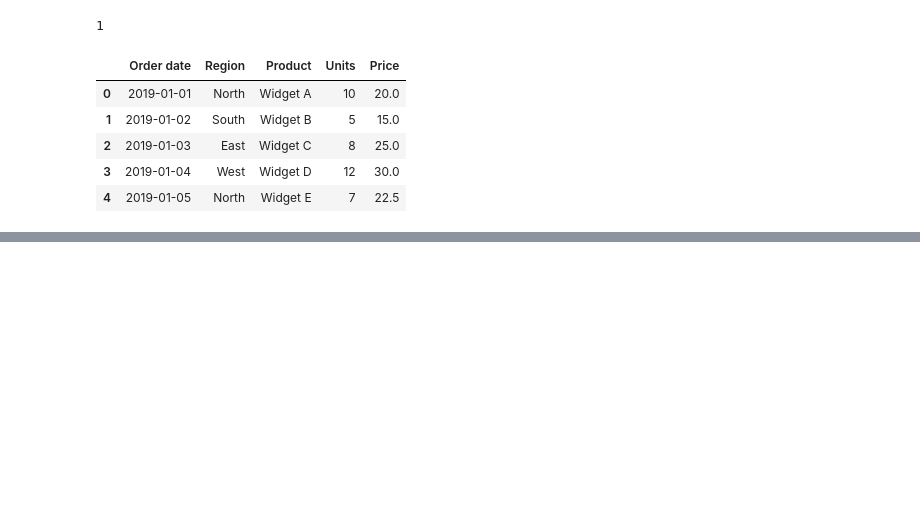
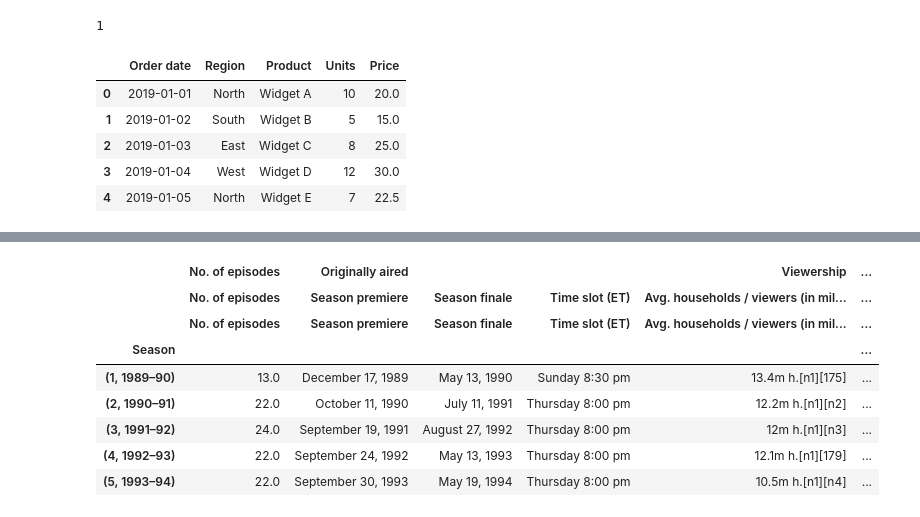
Before and after one commit to Yanil01/pandas_, a Jupyter notebook: main.ipynb, the cells around one changed output, grey strips where cells are left out. Cells and saved outputs as stored; diff of their text form; code cells hidden in the pictures; blank space fills up the shorter version.

```diff
--- a/main.ipynb
+++ b/main.ipynb
@@ -1715,0 +1757,13 @@ df
+# %%
+simpsons.set_index('Season', inplace=True)  # set the index to 'Season'
+simpsons.head()  # display the first few rows of the DataFrame with the new index
+# %% [output]
+|  | No. of episodes | Originally aired |  |  | Viewership | ... |
+|  | No. of episodes | Season premiere | Season finale | Time slot (ET) | Avg. households / viewers (in mil... | ... |
+|  | No. of episodes | Season premiere | Season finale | Time slot (ET) | Avg. households / viewers (in mil... | ... |
+| Season |  |  |  |  |  | ... |
+| (1, 1989–90) | 13.0 | December 17, 1989 | May 13, 1990 | Sunday 8:30 pm | 13.4m h.[n1][175] | ... |
+| (2, 1990–91) | 22.0 | October 11, 1990 | July 11, 1991 | Thursday 8:00 pm | 12.2m h.[n1][n2] | ... |
+| (3, 1991–92) | 24.0 | September 19, 1991 | August 27, 1992 | Thursday 8:00 pm | 12m h.[n1][n3] | ... |
+| (4, 1992–93) | 22.0 | September 24, 1992 | May 13, 1993 | Thursday 8:00 pm | 12.1m h.[n1][179] | ... |
+| (5, 1993–94) | 22.0 | September 30, 1993 | May 19, 1994 | Thursday 8:00 pm | 10.5m h.[n1][n4] | ... |
```
Also changed, not shown: parts of 16 cells of this notebook, 1 other file.
